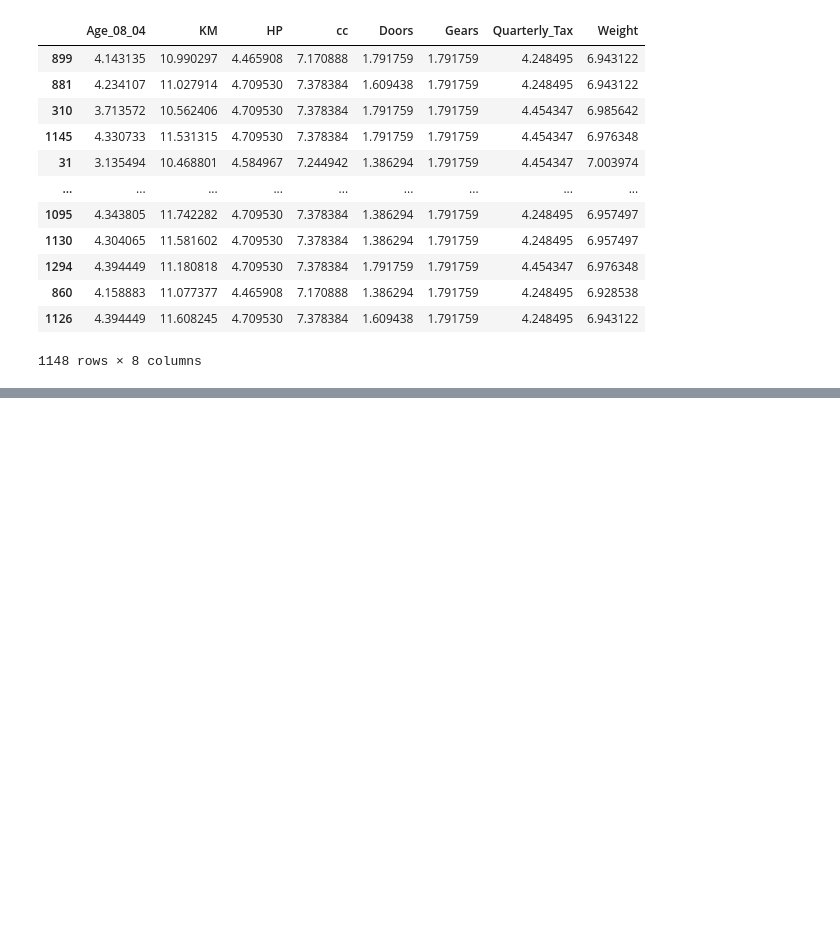
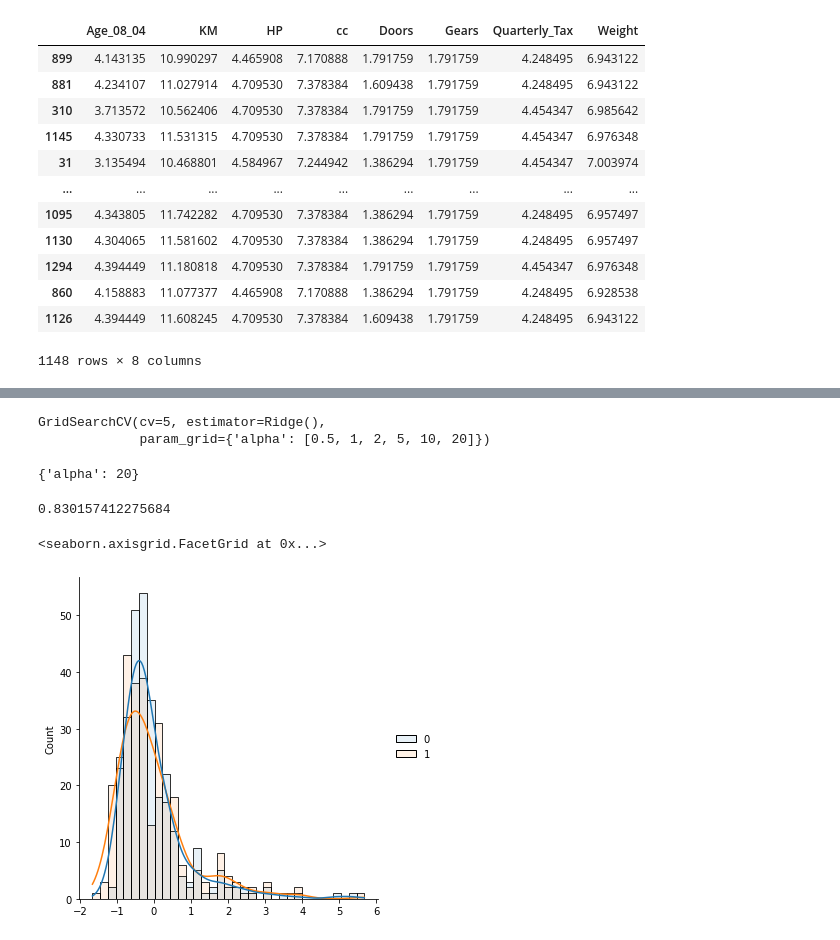
Before and after one commit to GrimmXoXo/Machine-Learning-Techniques-Implementation, a Jupyter notebook: Multi Linear Regression/toyota.ipynb, the cells around one changed output, grey strips where cells are left out. Drawn from its saved outputs; the diff is of its cells as text; code cells hidden in the pictures; blank space fills up the shorter version.

Commit message:
Done Regularization wrt to Linear models as well as implemented GD Regressor in 1D feature (was only batch though)

```diff
--- a/Multi Linear Regression/toyota.ipynb
+++ b/Multi Linear Regression/toyota.ipynb
@@ -430,0 +447,25 @@ X_train_transformed
+# %%
+ridge=Ridge()
+# %%
+param_grid={'alpha':[0.5,1,2,5,10,20]}
+# %%
+search=GridSearchCV(estimator=ridge,param_grid=param_grid,cv=5)
+# %%
+search.fit(scaled_X_train,scaled_y_train)
+# %% [output]
+GridSearchCV(cv=5, estimator=Ridge(),
+             param_grid={'alpha': [0.5, 1, 2, 5, 10, 20]})
+# %%
+search.best_params_
+# %% [output]
+{'alpha': 20}
+# %%
+search.best_score_
+# %% [output]
+0.830157412275684
+# %%
+sns.displot((search.predict(scaled_X_test).flatten(),scaled_y_test.ravel()),kde=True,alpha=0.1)
+# the graphs are almost the same for both test and train which means our model is doing good
+# %% [output]
+<seaborn.axisgrid.FacetGrid at 0x...>
+[figure, added]
```
Also changed, not shown: parts of 33 cells of this notebook, 1 other file.
